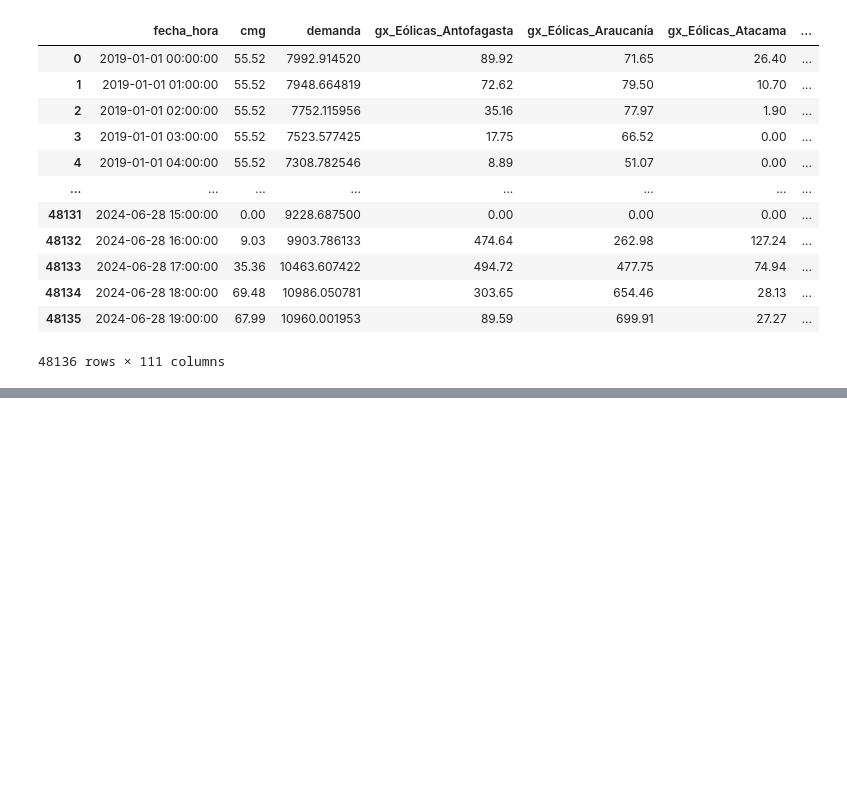
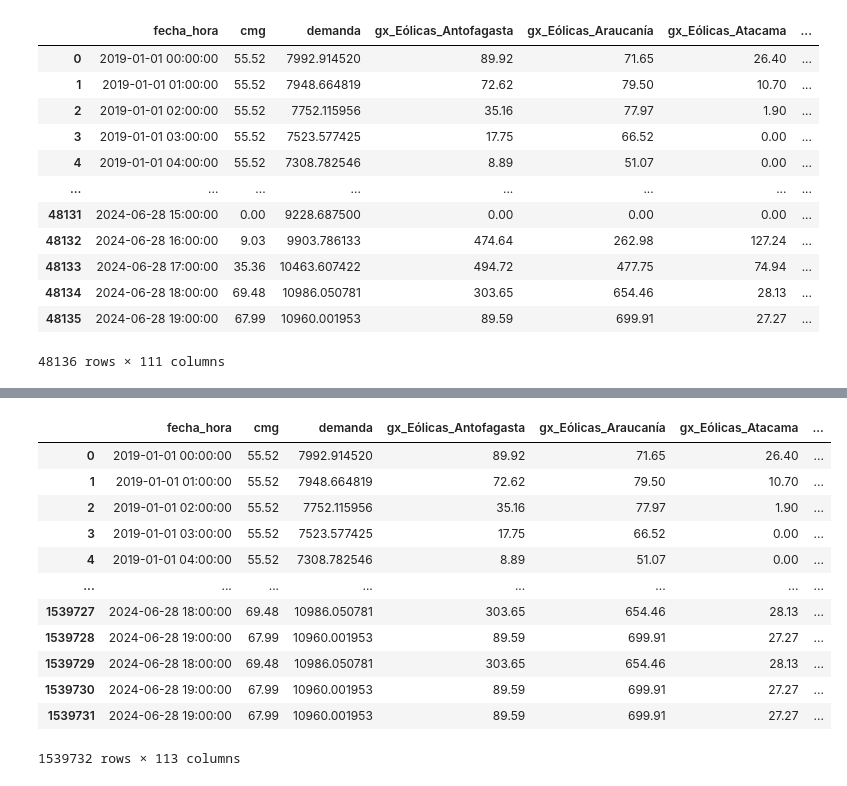
Before and after one commit to N-Sotelo98/INF3813-1-Deep-learning-avanzado, a Jupyter notebook: notebooks/categorizer.ipynb, the cells around one changed output, grey strips where cells are left out. Drawn from its saved outputs; the diff is of its cells as text; code cells hidden in the pictures; blank space fills up the shorter version.

```diff
--- a/notebooks/categorizer.ipynb
+++ b/notebooks/categorizer.ipynb
@@ -83,2 +84,18 @@ augmented_df[augmented_df['date'] == pd.to_datetime('2022-12-01').date()]
 # %%
 augmented_df.to_csv(r'../data/df_final_metadata_classes.csv', index=False)
+# %%
+augmented_df
+# %% [output]
+|  | fecha_hora | cmg | demanda | gx_Eólicas_Antofagasta | gx_Eólicas_Araucanía | gx_Eólicas_Atacama | ... |
+| 0 | 2019-01-01 00:00:00 | 55.52 | 7992.914520 | 89.92 | 71.65 | 26.40 | ... |
+| 1 | 2019-01-01 01:00:00 | 55.52 | 7948.664819 | 72.62 | 79.50 | 10.70 | ... |
+| 2 | 2019-01-01 02:00:00 | 55.52 | 7752.115956 | 35.16 | 77.97 | 1.90 | ... |
+| 3 | 2019-01-01 03:00:00 | 55.52 | 7523.577425 | 17.75 | 66.52 | 0.00 | ... |
+| 4 | 2019-01-01 04:00:00 | 55.52 | 7308.782546 | 8.89 | 51.07 | 0.00 | ... |
+| ... | ... | ... | ... | ... | ... | ... | ... |
+| 1539727 | 2024-06-28 18:00:00 | 69.48 | 10986.050781 | 303.65 | 654.46 | 28.13 | ... |
+| 1539728 | 2024-06-28 19:00:00 | 67.99 | 10960.001953 | 89.59 | 699.91 | 27.27 | ... |
+| 1539729 | 2024-06-28 18:00:00 | 69.48 | 10986.050781 | 303.65 | 654.46 | 28.13 | ... |
+| 1539730 | 2024-06-28 19:00:00 | 67.99 | 10960.001953 | 89.59 | 699.91 | 27.27 | ... |
+| 1539731 | 2024-06-28 19:00:00 | 67.99 | 10960.001953 | 89.59 | 699.91 | 27.27 | ... |
+1539732 rows × 113 columns
```
Also changed, not shown: parts of 4 cells of this notebook, 1 other file.
